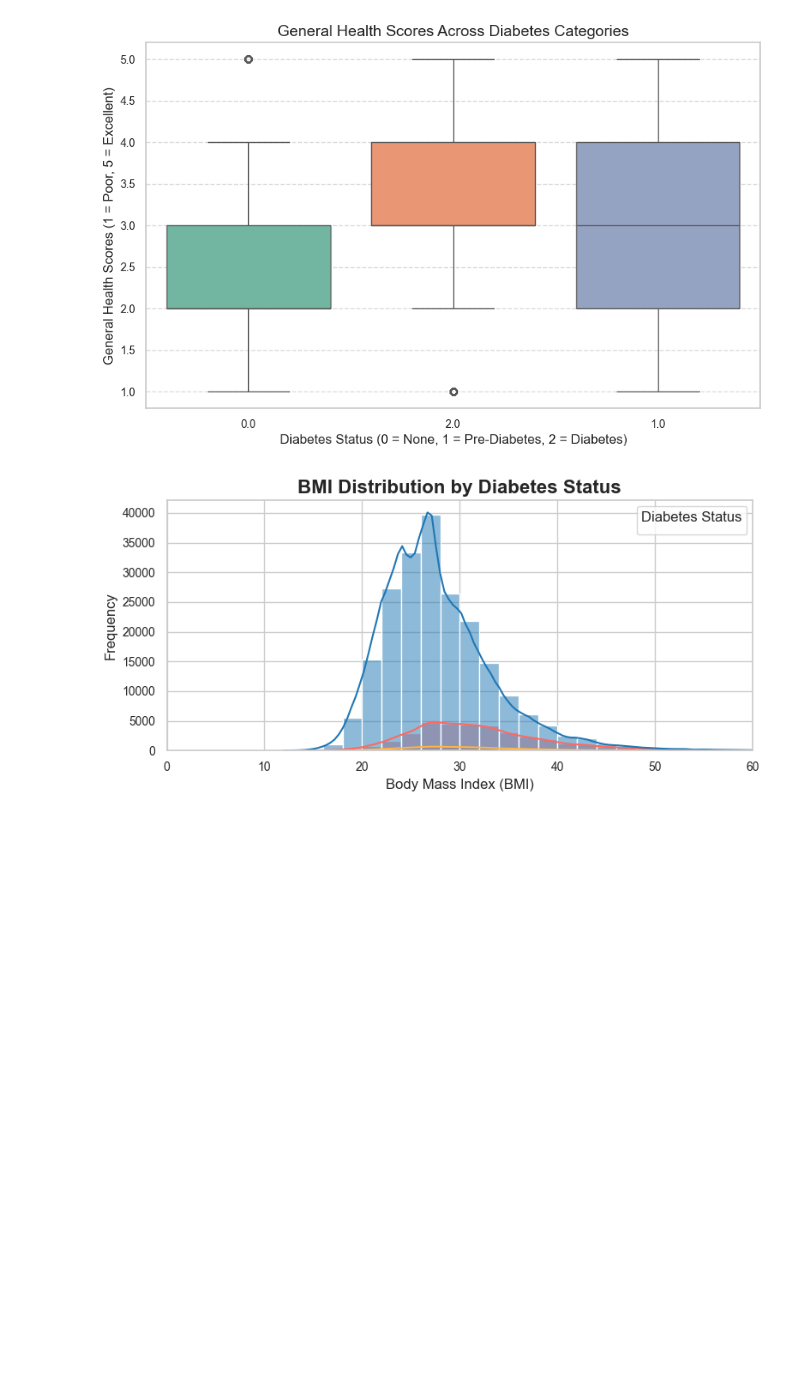
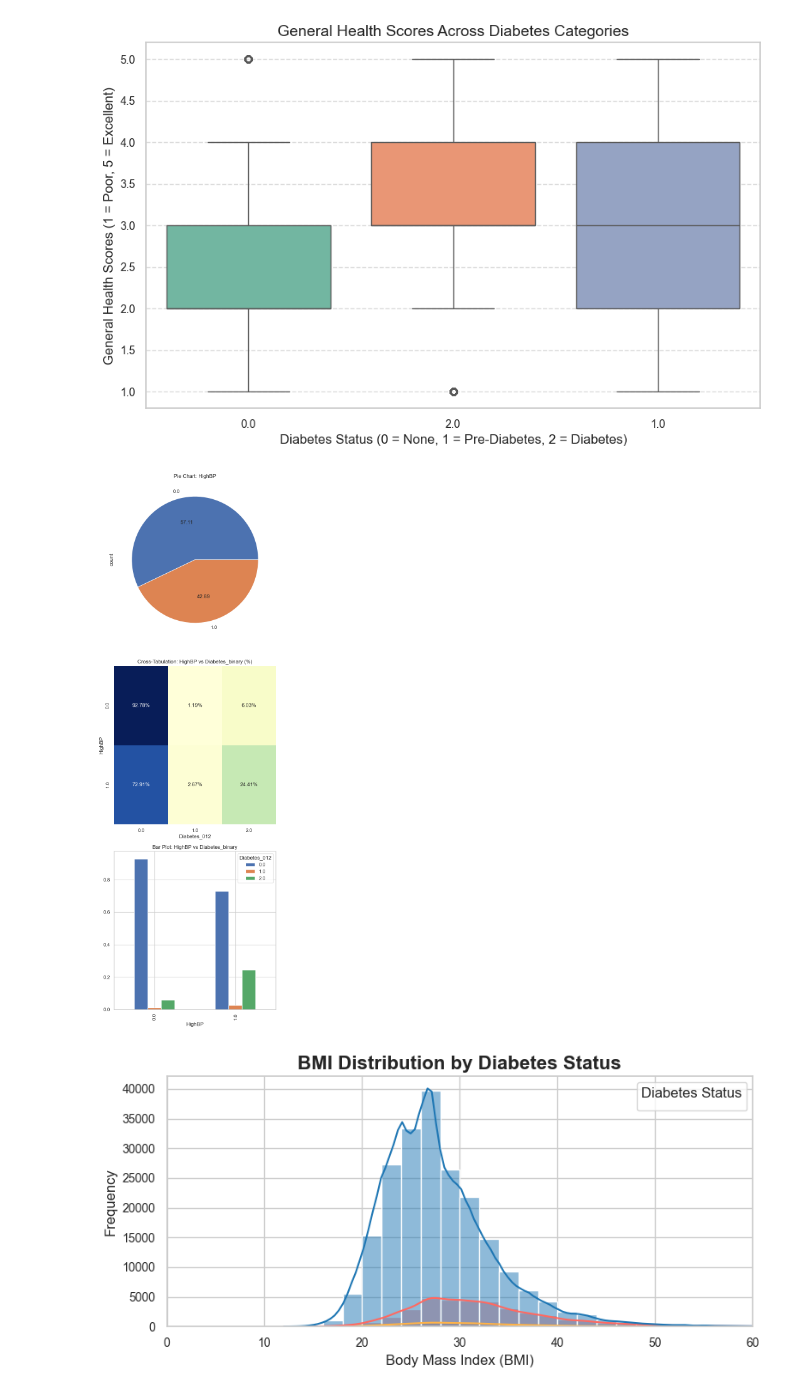
Before and after one commit to luiszanro/DIABETES, a Jupyter notebook: notebooks/diabetes_notebook one.ipynb, the cells around one changed output. Cells and saved outputs as stored; diff of their text form; code cells hidden in the pictures; blank space fills up the shorter version.

```diff
--- a/notebooks/diabetes_notebook one.ipynb
+++ b/notebooks/diabetes_notebook one.ipynb
@@ -206,6 +206,29 @@ Passing `palette` without assigning `hue` is deprecated and will be removed in v
 
   sns.boxplot(x="Diabetes_012", y="GenHlth", data=df, palette="Set2")
 [figure]
+# %%
+def visualize_feature(feature_name, df):
+    fig, axes = plt.subplots(3, 1, figsize=(6, 18))  # Create a 3x1 grid of subplots
+
+    # Pie chart
+    df[feature_name].value_counts().plot(kind='pie', autopct='%.02f', ax=axes[0])
+    axes[0].set_title(f'Pie Chart: {feature_name}')
+
+    # Crosstab heatmap
+    cross_tab = pd.crosstab(df[feature_name], df['Diabetes_012'], normalize='index')
+    sns.heatmap(cross_tab, annot=True, cmap='YlGnBu', fmt='0.2%', cbar=False, ax=axes[1])
+    axes[1].set_title(f'Cross-Tabulation: {feature_name} vs Diabetes_binary (%)')
+
+    # Crosstab bar plot
+    cross_tab.plot(kind='bar', ax=axes[2])
+    axes[2].set_title(f'Bar Plot: {feature_name} vs Diabetes_binary')
+
+    plt.tight_layout()
+    plt.show()
+# %%
+visualize_feature('HighBP' , df_one)
+# %% [output]
+[figure, added]
 # %%
 # Set theme and style for a clean modern look
 sns.set_theme(style="whitegrid")
```
Also changed, not shown: parts of 3 cells of this notebook, 5 other files.
